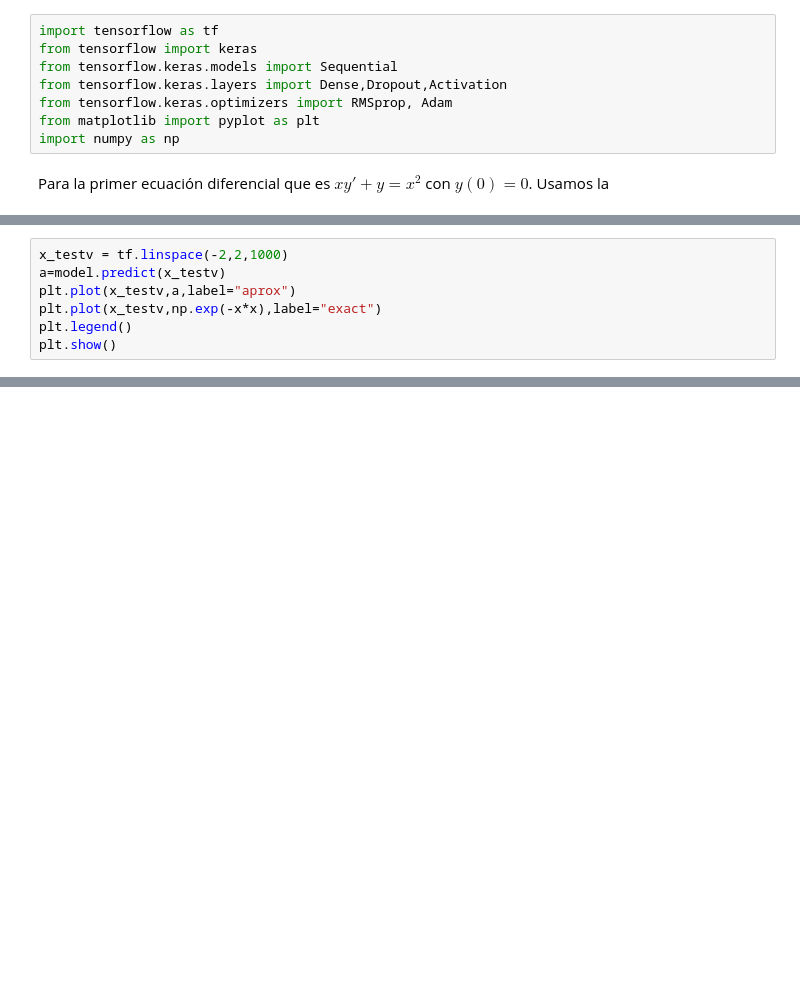
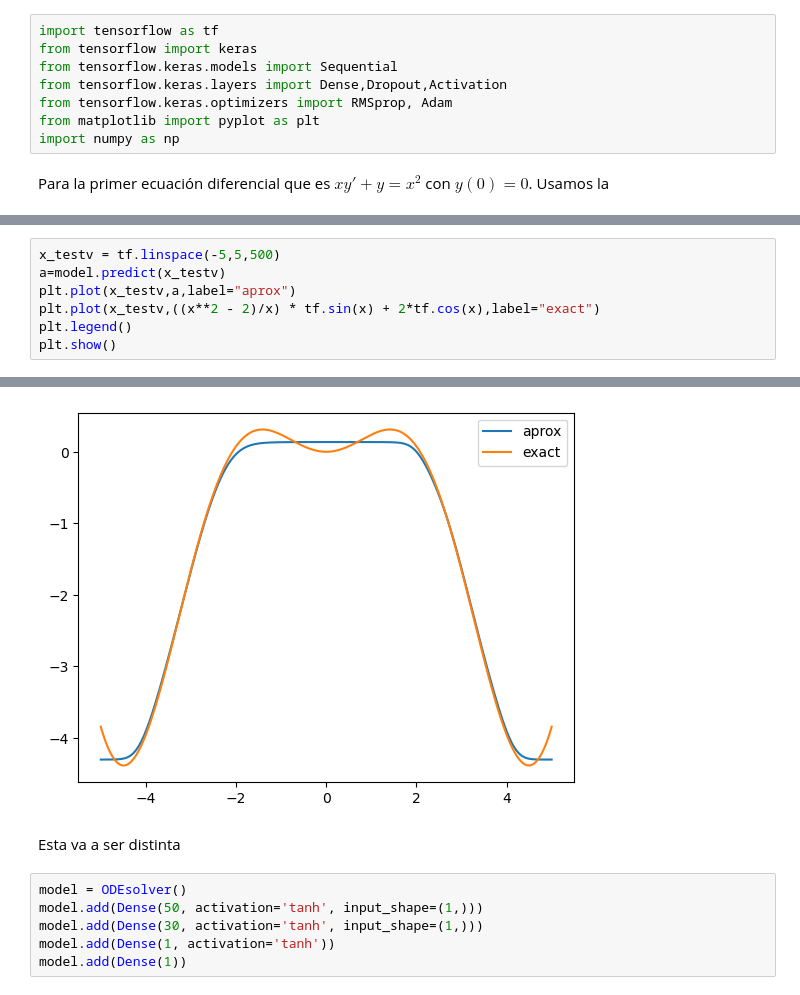
Before and after one commit to RZeusHerMun/RNAs, a Jupyter notebook: T5 - Solvers of EDOS/4. EDO solver.ipynb, the cells around one changed output, grey strips where cells are left out. Drawn from its saved outputs; the diff is of its cells as text; blank space fills up the shorter version.

```diff
--- a/T5 - Solvers of EDOS/4. EDO solver.ipynb
+++ b/T5 - Solvers of EDOS/4. EDO solver.ipynb
@@ -74,7 +74,8 @@ plt.plot(history.history["loss"])
 # %%
-x_testv = tf.linspace(-2,2,1000)
+x_testv = tf.linspace(-5,5,500)
 a=model.predict(x_testv)
 plt.plot(x_testv,a,label="aprox")
-plt.plot(x_testv,np.exp(-x*x),label="exact")
+plt.plot(x_testv,((x**2 - 2)/x) * tf.sin(x) + 2*tf.cos(x),label="exact")
 plt.legend()
 plt.show()
+# %% [output]
@@ -80,0 +83,9 @@ plt.show()
+[figure, added]
+# %% [markdown]
+Esta va a ser distinta
+# %%
+model = ODEsolver()
+model.add(Dense(50, activation='tanh', input_shape=(1,)))
+model.add(Dense(30, activation='tanh', input_shape=(1,)))
+model.add(Dense(1, activation='tanh'))
+model.add(Dense(1))
```
Also changed, not shown: parts of 7 cells of this notebook.
